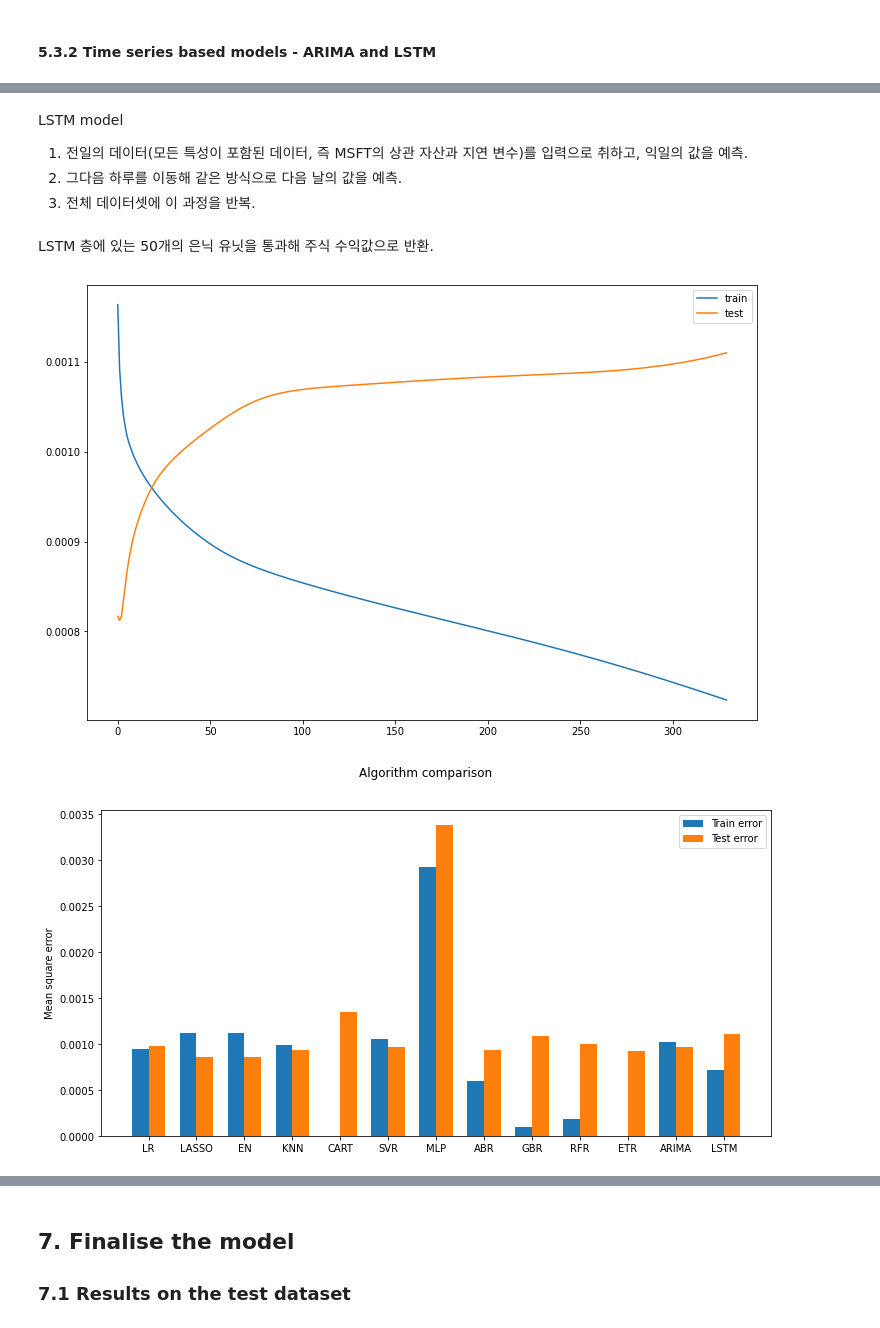
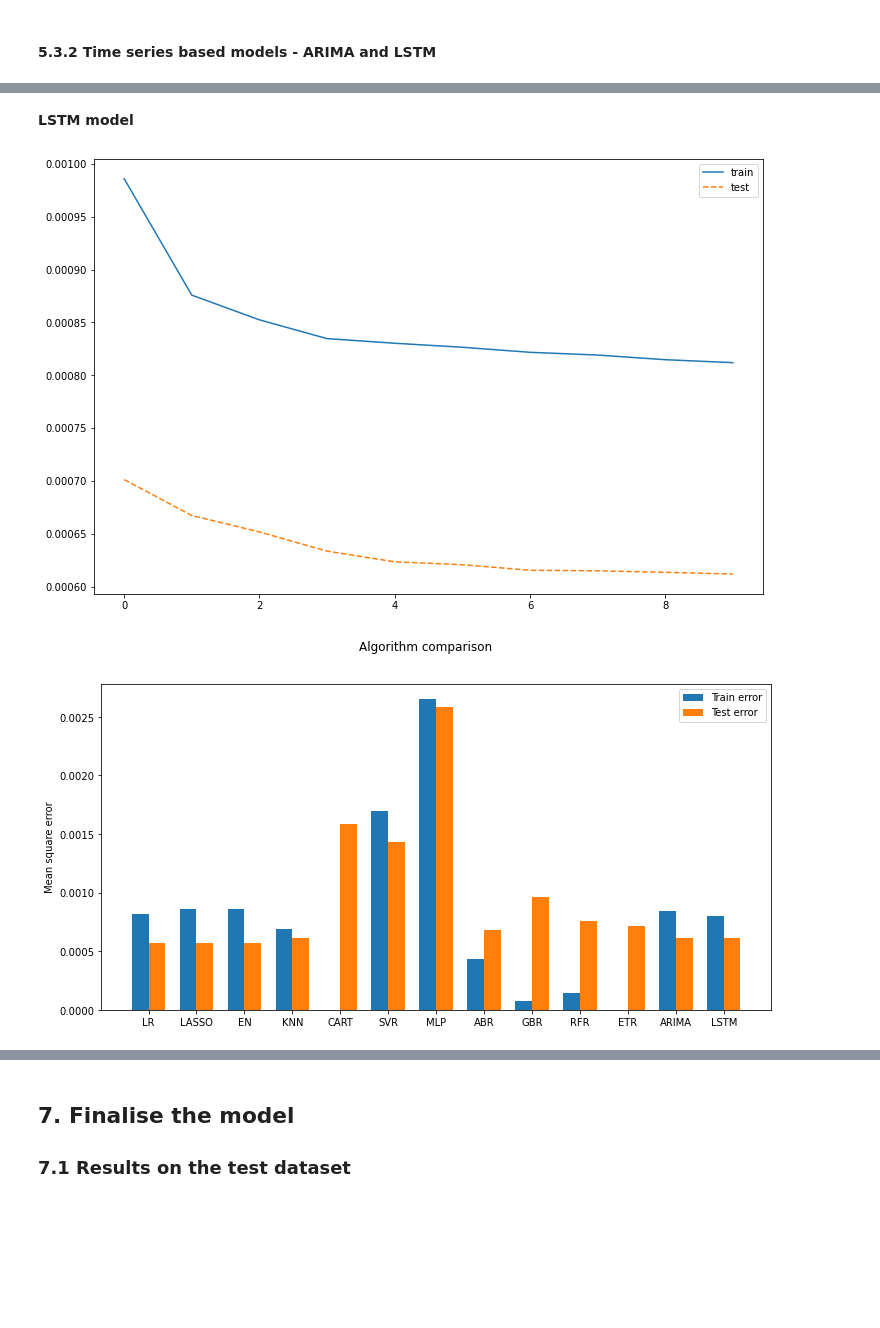
Before and after one commit to y30308/ML_Fin, a Jupyter notebook: ch5_1_StockPricePrediction.ipynb, the cells around one changed output, grey strips where cells are left out. Cells and saved outputs as stored; diff of their text form; code cells hidden in the pictures; blank space fills up the shorter version.

```diff
--- a/ch5_1_StockPricePrediction.ipynb
+++ b/ch5_1_StockPricePrediction.ipynb
@@ -126,7 +117,7 @@ idx_data.head()
 return_period = 5
 # %%
 # Y = MSFT future returns
-Y = np.log(stk_data.loc[:, ('Adj Close', 'MSFT')]).diff(return_period).shift(-return_period)
+Y = np.log(stk_data.loc[:'2021', ('Adj Close', 'MSFT')]).diff(return_period).shift(-return_period)
 Y.name = Y.name[-1]+'_pred'
 Y.describe()
 # %% [output]
@@ -140,11 +131,11 @@ min        -0.179
 max         0.164
 Name: MSFT_pred, dtype: float64
 # %%
-X1 = np.log(stk_data.loc[:, ('Adj Close', ('GOOGL', 'IBM'))]).diff(return_period)
+X1 = np.log(stk_data.loc[:'2021', ('Adj Close', ('GOOGL', 'IBM'))]).diff(return_period)
 X1.columns = X1.columns.droplevel()
-X2 = np.log(ccy_data).diff(return_period)
-X3 = np.log(idx_data).diff(return_period)
-X4 = pd.concat([np.log(stk_data.loc[:, ('Adj Close', 'MSFT')]).diff(i) for i in [return_period, return_period*3, return_period*6, return_period*12]], axis=1).dropna()
+X2 = np.log(ccy_data[:'2021']).diff(return_period)
+X3 = np.log(idx_data[:'2021']).diff(return_period)
+X4 = pd.concat([np.log(stk_data.loc[:'2021', ('Adj Close', 'MSFT')]).diff(i) for i in [return_period, return_period*3, return_period*6, return_period*12]], axis=1).dropna()
 X4.columns = ['MSFT_DT', 'MSFT_3DT', 'MSFT_6DT', 'MSFT_12DT']
 
 X = pd.concat([X1, X2, X3, X4], axis=1)
@@ -405,6 +400,10 @@ X_test_ARIMA = X_test.loc[:, ['GOOGL', 'IBM', 'DEXJPUS', 'SP500', 'DJIA', 'VIXCL
 tr_len = len(X_train_ARIMA)
 te_len = len(X_test_ARIMA)
 to_len = len(X)
+# %%
+Y_train.index = Y_train.index.to_period('D')
+X_train_ARIMA.index = X_train_ARIMA.index.to_period('D')
+X_test_ARIMA.index = X_test_ARIMA.index.to_period('D')
 # %%
 modelARIMA = ARIMA(endog=Y_train, exog=X_train_ARIMA, order=(1,0,0))
 model_fit = modelARIMA.fit()
@@ -418,9 +417,5 @@ error_test_ARIMA
-# %% [markdown]
-LSTM model
-
-1. 전일의 데이터(모든 특성이 포함된 데이터, 즉 MSFT의 상관 자산과 지연 변수)를 입력으로 취하고, 익일의 값을 예측.
-2. 그다음 하루를 이동해 같은 방식으로 다음 날의 값을 예측.
-3. 전체 데이터셋에 이 과정을 반복.
+# %% [markdown]
+__LSTM model__
 # %%
 seq_len = 2     # Length of the sequence for the LSTM
 
@@ -430,8 +425,6 @@ X_test_LSTM = np.zeros((X_test.shape[0], seq_len, X.shape[1]))
 for i in range(seq_len):
     X_train_LSTM[:, i, :] = np.array(X_train)[i:X_train.shape[0]+i+1-seq_len, :]
     X_test_LSTM[:, i, :] = np.array(X)[X_train.shape[0]+i-1:X.shape[0]+i+1-seq_len, :]
-# %% [markdown]
-LSTM 층에 있는 50개의 은닉 유닛을 통과해 주식 수익값으로 반환.
 # %%
 # LSTM network
 def create_LSTMmodel(neurons=12, learn_rate=0.01, momentum=0):
@@ -445,15 +438,15 @@ def create_LSTMmodel(neurons=12, learn_rate=0.01, momentum=0):
     return model
 
 LSTMmodel = create_LSTMmodel(12, learn_rate=0.01, momentum=0)
-LSTMmodel_fit = LSTMmodel.fit(X_train_LSTM, Y_train_LSTM, validation_data=(X_test_LSTM, Y_test_LSTM), epochs=330, batch_size=27, verbose=0, shuffle=False)
+LSTMmodel_fit = LSTMmodel.fit(X_train_LSTM, Y_train_LSTM, validation_data=(X_test_LSTM, Y_test_LSTM), epochs=10, batch_size=27, verbose=0, shuffle=False)
 # %%
 # Visual plot to check if the error is reducing
 pyplot.plot(LSTMmodel_fit.history['loss'], label='train')
-pyplot.plot(LSTMmodel_fit.history['val_loss'], label='test')
+pyplot.plot(LSTMmodel_fit.history['val_loss'], '--', label='test')
 pyplot.legend()
 pyplot.show()
 # %% [output]
-[figure, old version]
+[figure, new version]
 # %%
 error_training_LSTM = mean_squared_error(Y_train_LSTM, LSTMmodel.predict(X_train_LSTM))
 predicted = LSTMmodel.predict(X_test_LSTM)
@@ -486,5 +479,5 @@ ax.set_xticklabels(names)
 pyplot.ylabel('Mean square error')
 pyplot.show()
 # %% [output]
-[figure, old version]
+[figure, new version]
 # %% [markdown]
```
Also changed, not shown: parts of 35 cells of this notebook, 1 other file.
